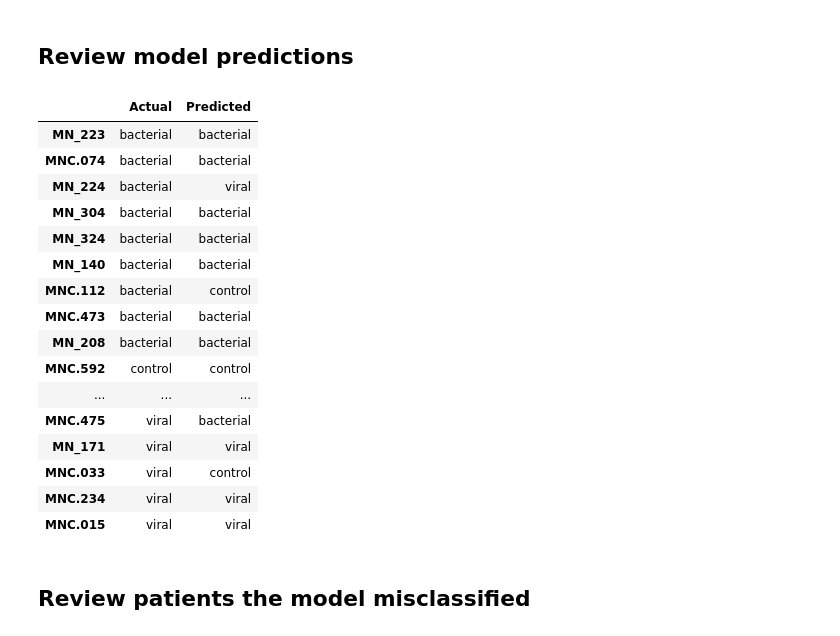
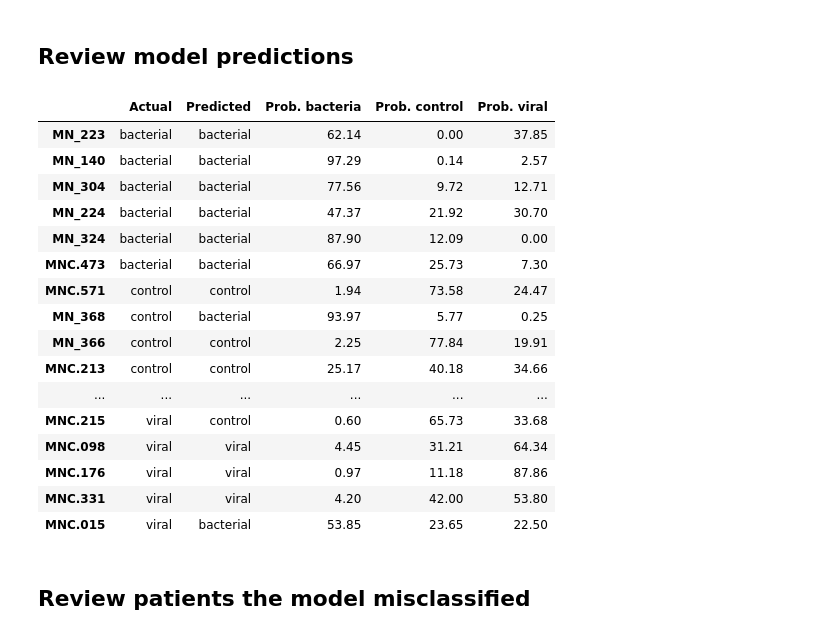
Before and after one commit to massie/notebooks, a Jupyter notebook: Pathogen Prediction-LR.ipynb, the cells around one changed output. Drawn from its saved outputs; the diff is of its cells as text; code cells hidden in the pictures.

Commit message:
Update LR pathogen prediction

```diff
--- a/Pathogen Prediction-LR.ipynb
+++ b/Pathogen Prediction-LR.ipynb
@@ -13,19 +13,22 @@ random_state = 7
 # %%
 from sklearn.preprocessing import MultiLabelBinarizer
 
-patient_groups=["control", "viral", "bacterial", "fungal"]
+patient_groups=["control", "viral", "bacterial"]#, "fungal"]
 group_id = lambda name: patient_groups.index(name)
 
 X = pd.DataFrame.from_csv("combineSV_WTcpmtable_v2.txt", sep="\s+").T
+#    + [group_id("fungal")] * 10 \
 y = [group_id("bacterial")] * 29 \
     + [group_id("viral")] * 42 \
-    + [group_id("fungal")] * 10 \
     + [group_id("control")] * 61
 
-#y = MultiLabelBinarizer().fit_transform([[i] for i in y_labels])
+#y = MultiLabelBinarizer().fit_transform([[i] for i in y])
+
+fv = range(29+42, 29+42+10)
+X = X.drop(X.index[fv])
 
 print "Complete data set has %d samples and %d features." % (X.shape[0], X.shape[1])
-X_train, X_test, y_train, y_test = train_test_split(X, y, test_size=0.3,
+X_train, X_test, y_train, y_test = train_test_split(X, y, test_size=0.2,
                                                     random_state=random_state,
                                                     stratify=y)
 print "Training set has %d samples. Testing set has %d samples." % (len(X_train), len(X_test))
@@ -44,11 +47,11 @@ def print_gridsearch_results(clf):
 from sklearn.multiclass import OneVsRestClassifier
 from sklearn.linear_model import LogisticRegression
 
-parameters={'estimator__C': [pow(2, i) for i in xrange(-25, -23, 1)]}
-lr = LogisticRegression()
-rfe = rfe = RFECV(estimator=lr, step=0.02, cv=2, scoring='accuracy', n_jobs=1)
-clf = GridSearchCV(rfe, parameters, scoring='accuracy', n_jobs=8, cv=3, verbose=1)
+#parameters={'estimator__C': [pow(2, i) for i in xrange(-25, 4, 1)]}
+lr = LogisticRegression(class_weight="balanced", C=pow(2, -23))
+#clf = RFE(estimator=lr, step=0.01, n_features_to_select=1, verbose=1)
+clf = RFECV(cv=4, estimator=lr, n_jobs=6, scoring='f1_weighted', step=.001, verbose=0)
+#clf = GridSearchCV(rfe, parameters, scoring='accuracy', n_jobs=8, cv=3, verbose=1)
 clf.fit(X_train, y_train)
-
-print_gridsearch_results(clf)
+#print_gridsearch_results(clf)
 # %% [output]
@@ -119,0 +144,11 @@ Confusion Matrix: cols = predictions, rows = actual
+# %%
+from classification_metrics import classification_metrics
+
+lr.fit(X_train, y_train)
+lr_predicted = lr.predict(X_test)
+print "LR Full Metrics"
+classification_metrics(y_test, lr_predicted, patient_groups)
+rfe_predicted = clf.predict(X_test)
+print "-" * 80
+print "LR RFE Metrics"
+classification_metrics(y_test, rfe_predicted, patient_groups)
@@ -120,31 +173,35 @@ Confusion Matrix: cols = predictions, rows = actual
 # %% [markdown]
 ## Review model predictions
 # %%
-probs = np.array(clf.predict(X_test))
+probs = pd.DataFrame(clf.predict_proba(X_test))
+probstrs = lambda vals: ["%.2f" % (p*100) for p in vals]
 
-d = {"Predicted": [patient_groups[i] for i in probs],
-     "Actual": [patient_groups[i] for i in y_test]}
+d = {"Predicted": [patient_groups[i] for i in rfe_predicted],
+     "Actual": [patient_groups[i] for i in y_test],
+     "Prob. control": probstrs(probs[0]),
+     "Prob. viral": probstrs(probs[1]),
+     "Prob. bacteria": probstrs(probs[2])}
 
 patient_df = pd.DataFrame(d, index=X_test.index)
 patient_df.sort_values(by="Actual")
 # %% [output]
-|  | Actual | Predicted |
-| MN_223 | bacterial | bacterial |
-| MNC.074 | bacterial | bacterial |
-| MN_224 | bacterial | viral |
-| MN_304 | bacterial | bacterial |
-| MN_324 | bacterial | bacterial |
-| MN_140 | bacterial | bacterial |
-| MNC.112 | bacterial | control |
-| MNC.473 | bacterial | bacterial |
-| MN_208 | bacterial | bacterial |
-| MNC.592 | control | control |
-| ... | ... | ... |
-| MNC.475 | viral | bacterial |
-| MN_171 | viral | viral |
-| MNC.033 | viral | control |
-| MNC.234 | viral | viral |
-| MNC.015 | viral | viral |
+|  | Actual | Predicted | Prob. bacteria | Prob. control | Prob. viral |
+| MN_223 | bacterial | bacterial | 62.14 | 0.00 | 37.85 |
+| MN_140 | bacterial | bacterial | 97.29 | 0.14 | 2.57 |
+| MN_304 | bacterial | bacterial | 77.56 | 9.72 | 12.71 |
+| MN_224 | bacterial | bacterial | 47.37 | 21.92 | 30.70 |
+| MN_324 | bacterial | bacterial | 87.90 | 12.09 | 0.00 |
+| MNC.473 | bacterial | bacterial | 66.97 | 25.73 | 7.30 |
+| MNC.571 | control | control | 1.94 | 73.58 | 24.47 |
+| MN_368 | control | bacterial | 93.97 | 5.77 | 0.25 |
+| MN_366 | control | control | 2.25 | 77.84 | 19.91 |
+| MNC.213 | control | control | 25.17 | 40.18 | 34.66 |
+| ... | ... | ... | ... | ... | ... |
+| MNC.215 | viral | control | 0.60 | 65.73 | 33.68 |
+| MNC.098 | viral | viral | 4.45 | 31.21 | 64.34 |
+| MNC.176 | viral | viral | 0.97 | 11.18 | 87.86 |
+| MNC.331 | viral | viral | 4.20 | 42.00 | 53.80 |
+| MNC.015 | viral | bacterial | 53.85 | 23.65 | 22.50 |
 # %% [markdown]
 ## Review patients the model misclassified
 # %%
```
Also changed, not shown: parts of 9 cells of this notebook.
